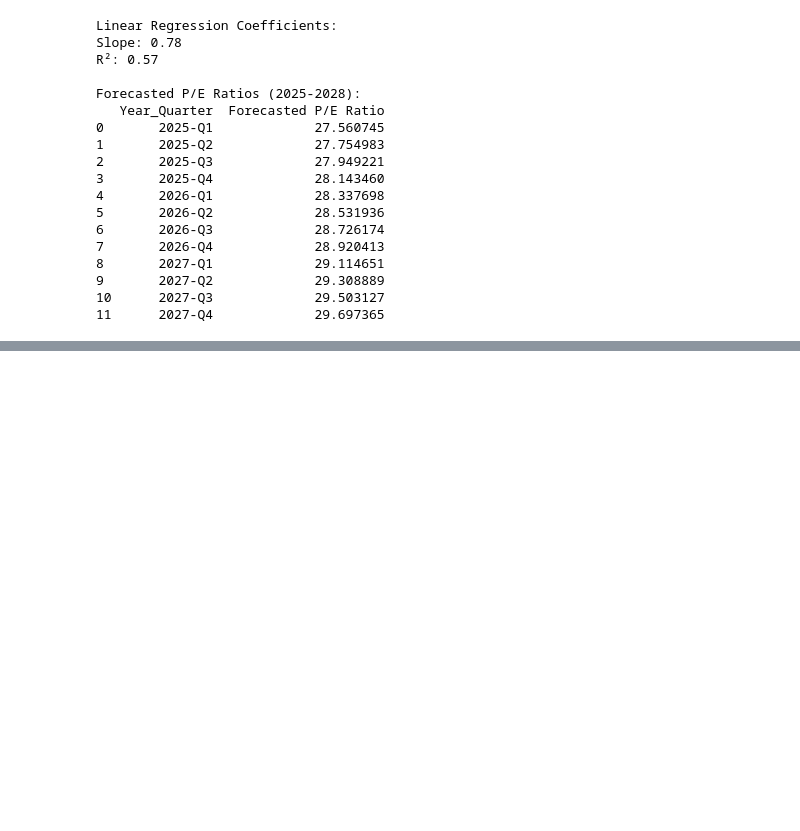
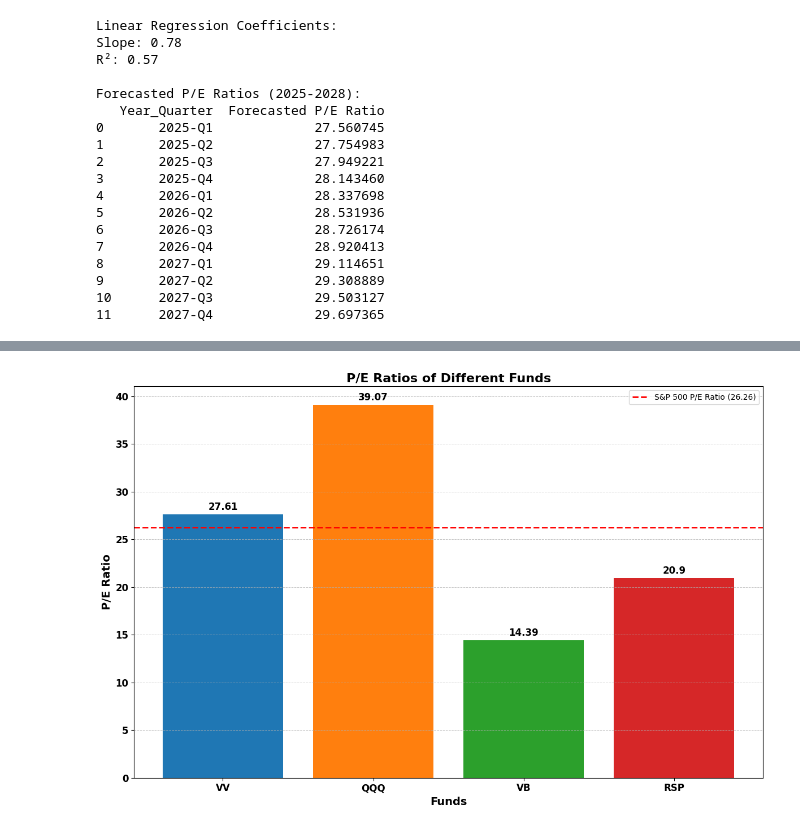
Before and after one commit to blakeziegler/AssetAllocationProj, a Jupyter notebook: Python/multiples/multiples.ipynb, the cells around one changed output, grey strips where cells are left out. Saved outputs shown, nothing was run; the diff lists cells and outputs as text; code cells hidden in the pictures; blank space fills up the shorter version.

```diff
--- a/Python/multiples/multiples.ipynb
+++ b/Python/multiples/multiples.ipynb
@@ -529,0 +527,42 @@ rsp_aa = {}
+# %%
+
+import matplotlib.pyplot as plt
+
+# Data
+funds = ['VV', 'QQQ', 'VB', 'RSP']
+pe_ratios = [27.61, 39.07, 14.39, 20.90]
+colors = ['#1f77b4', '#ff7f0e', '#2ca02c', '#d62728']  # Custom color palette
+sp500_pe = 26.26  # Current P/E ratio for the S&P 500
+
+# Plot
+plt.figure(figsize=(12, 8))
+bars = plt.bar(funds, pe_ratios, color=colors)
+
+# Add data labels
+for bar in bars:
+    yval = bar.get_height()
+    plt.text(bar.get_x() + bar.get_width()/2, yval + 0.5, round(yval, 2), ha='center', fontsize=12, fontweight='bold')
+
+# Customize fonts and styles
+plt.xlabel('Funds', fontsize=14, fontweight='bold')
+plt.ylabel('P/E Ratio', fontsize=14, fontweight='bold')
+plt.title('P/E Ratios of Different Funds', fontsize=16, fontweight='bold')
+
+# Add gridlines
+plt.grid(axis='y', linestyle='--', linewidth=0.7, alpha=0.7)
+
+# Add the red dotted line for S&P 500 P/E ratio
+plt.axhline(y=sp500_pe, color='red', linestyle='--', linewidth=2, label=f'S&P 500 P/E Ratio ({sp500_pe})')
+
+# Customize ticks
+plt.xticks(fontsize=12, fontweight='bold')
+plt.yticks(fontsize=12, fontweight='bold')
+
+# Add legend
+plt.legend()
+
+# Show plot
+plt.tight_layout()
+plt.show()
+# %% [output]
+[figure, added]
```
Also changed, not shown: parts of 3 cells of this notebook, 1 other file.
